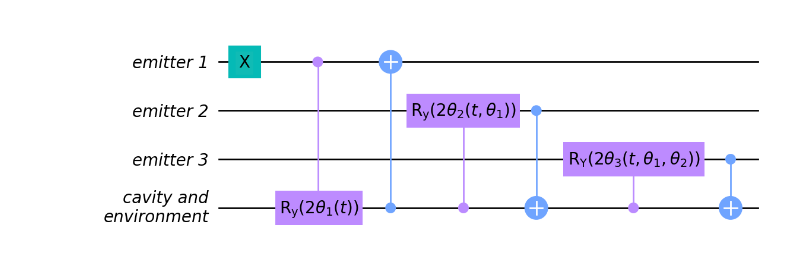
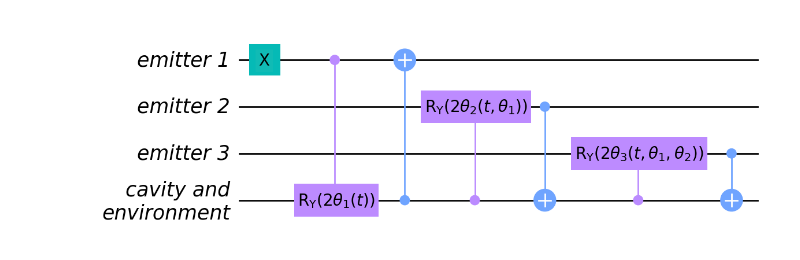
Before and after one commit to radulaski/CQED_quantum_simulation, a Jupyter notebook: notebooks/QMARINA_circuit_diagram.ipynb, the cells around one changed output. Cells and saved outputs as stored; diff of their text form; code cells hidden in the pictures.

Commit message:
make qubit labels bigger in QMARINA circuit diagram

```diff
--- a/notebooks/QMARINA_circuit_diagram.ipynb
+++ b/notebooks/QMARINA_circuit_diagram.ipynb
@@ -36,9 +36,9 @@ circuit.draw(output="mpl", ax=ax, scale=1)
 # qubit representing the "cavity and environment"
 ax.text(
     0.2,
-    -3.3,
+    -3.4,
     "cavity and\nenvironment",
-    fontsize=20,
+    fontsize=25,
     color='black',
     fontstyle='italic',
     horizontalalignment='right',
@@ -51,7 +51,7 @@ ax.text(
     0.2,
     -0.13,
     "emitter 1",
-    fontsize=20,
+    fontsize=25,
     color='black',
     fontstyle='italic',
     horizontalalignment='right',
@@ -62,7 +62,7 @@ ax.text(
     0.2,
     -1.13,
     "emitter 2",
-    fontsize=20,
+    fontsize=25,
     color='black',
     fontstyle='italic',
     horizontalalignment='right',
@@ -73,7 +73,7 @@ ax.text(
     0.2,
     -2.13,
     "emitter 3",
-    fontsize=20,
+    fontsize=25,
     color='black',
     fontstyle='italic',
     horizontalalignment='right',
@@ -97,12 +97,12 @@ ax.text(
     bbox=dict(facecolor="#10bbb5", alpha=1, edgecolor='none'),
 )
 
-rect = patches.Rectangle((1.57, -3.35), width=1.79, height=0.7, facecolor=gate_purple, edgecolor='none', zorder=49, alpha=1)
+rect = patches.Rectangle((1.57, -3.35), width=1.81, height=0.7, facecolor=gate_purple, edgecolor='none', zorder=49, alpha=1)
 ax.add_patch(rect)
 ax.text(
-    3.29,
+    3.31,
     -3.11,
-    r"$\text{R}_\text{y}(2\theta_1(t))$",
+    r"$\text{R}_\text{Y}(2\theta_1(t))$",
     fontsize=20,
     color='black',
     horizontalalignment='right',
@@ -110,40 +110,40 @@ ax.text(
     bbox=dict(facecolor=gate_purple, alpha=1, edgecolor='none'),
 )
 
-rect = patches.Rectangle((4.27, -1.35), width=2.33, height=0.7, facecolor=gate_purple, edgecolor='none', zorder=49, alpha=1)
+rect = patches.Rectangle((4.29, -1.35), width=2.36, height=0.7, facecolor=gate_purple, edgecolor='none', zorder=49, alpha=1)
 ax.add_patch(rect)
 ax.text(
-    6.53,
+    6.58,
     -1.11,
-    r"$\text{R}_\text{y}(2\theta_2(t, \theta_1))$",
+    r"$\text{R}_\text{Y}(2\theta_2(t, \theta_1))$",
     fontsize=20,
     color='black',
     horizontalalignment='right',
     zorder=50,
     bbox=dict(facecolor=gate_purple, alpha=1, edgecolor='none'),
 )
 
-rect = patches.Rectangle((7.5, -2.35), width=2.9, height=0.7, facecolor=gate_purple, edgecolor='none', zorder=49, alpha=1)
+rect = patches.Rectangle((7.5, -2.35), width=2.92, height=0.7, facecolor=gate_purple, edgecolor='none', zorder=49, alpha=1)
 ax.add_patch(rect)
 ax.text(
-    10.31,
+    10.34,
     -2.11,
     r"$\text{R}_\text{Y}(2\theta_3(t, \theta_1, \theta_2))$",
     fontsize=20,
     color='black',
     horizontalalignment='right',
     zorder=50,
     bbox=dict(facecolor=gate_purple, alpha=1, edgecolor='none'),
 )
 
 plt.tight_layout()
 
 # there is some excess white margin on the left side of the figure once exported
 # let's trim that off
 pos = ax.get_position()
 new_pos = [pos.x0 - .01, pos.y0 + 0.03,  pos.width, pos.height]
 ax.set_position(new_pos)
 # %% [output]
-[figure, old version]
+[figure, new version]
 # %%
 fig.savefig("../figures/QMARINA_circuit_diagram.eps")
```
Also changed, not shown: 1 other file.
